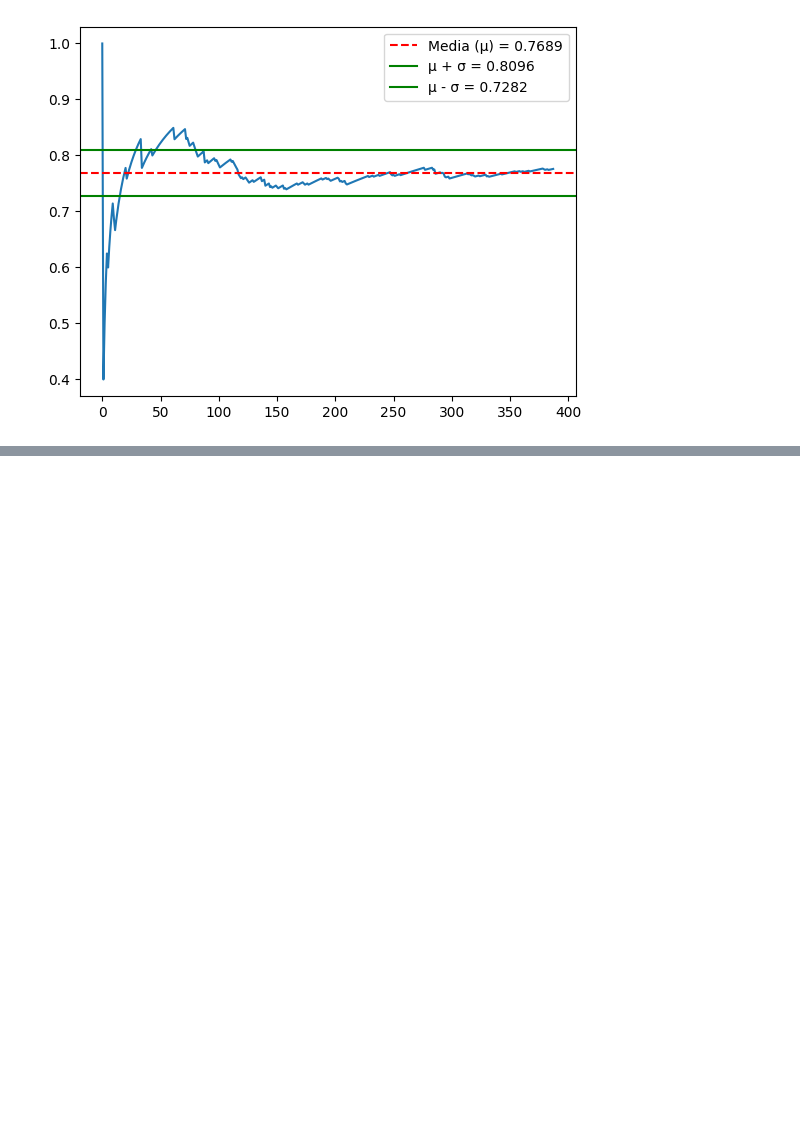
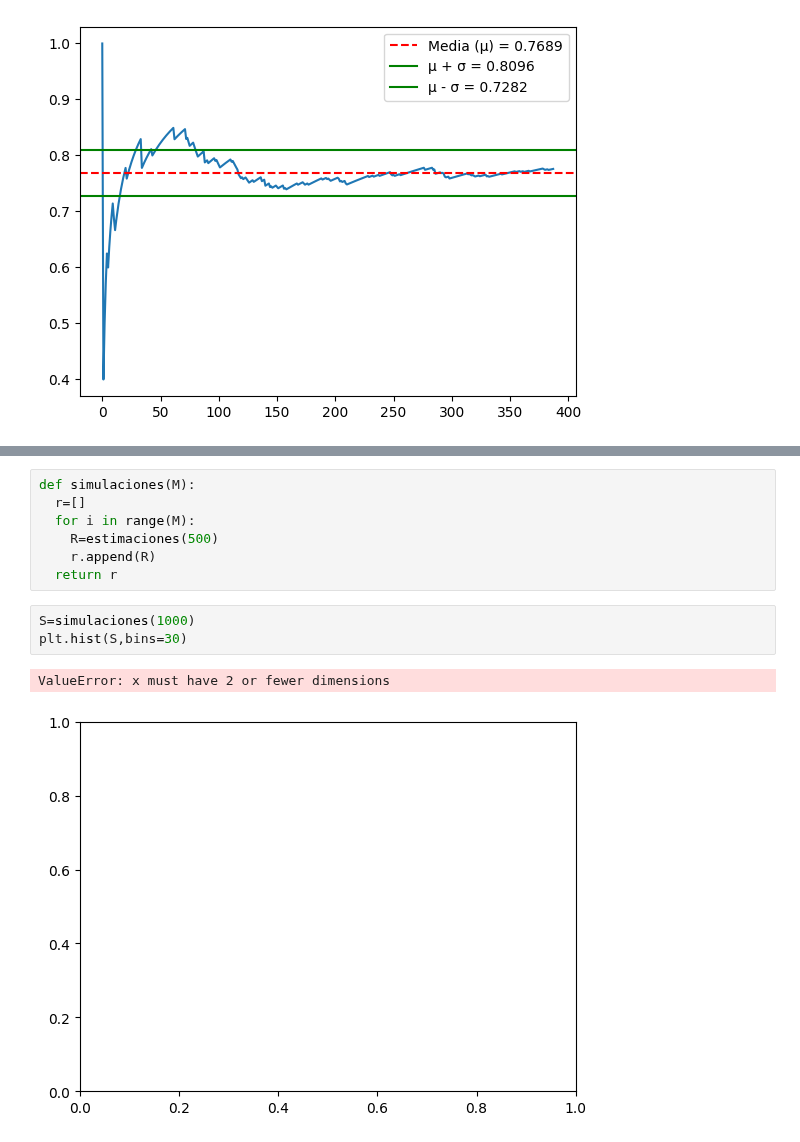
Before and after one commit to 0DianaHernandez/Simulaci-n-I, a Jupyter notebook: Estimacion_Pi.ipynb, the cells around one changed output, grey strips where cells are left out. Saved outputs shown, nothing was run; the diff lists cells and outputs as text; blank space fills up the shorter version.

```diff
--- a/Estimacion_Pi.ipynb
+++ b/Estimacion_Pi.ipynb
@@ -128,0 +128,13 @@ plt.show()
+# %%
+def simulaciones(M):
+  r=[]
+  for i in range(M):
+    R=estimaciones(500)
+    r.append(R)
+  return r
+# %%
+S=simulaciones(1000)
+plt.hist(S,bins=30)
+# %% [output]
+ValueError: x must have 2 or fewer dimensions
+[figure, added]
```
Also changed, not shown: parts of 2 cells of this notebook.
